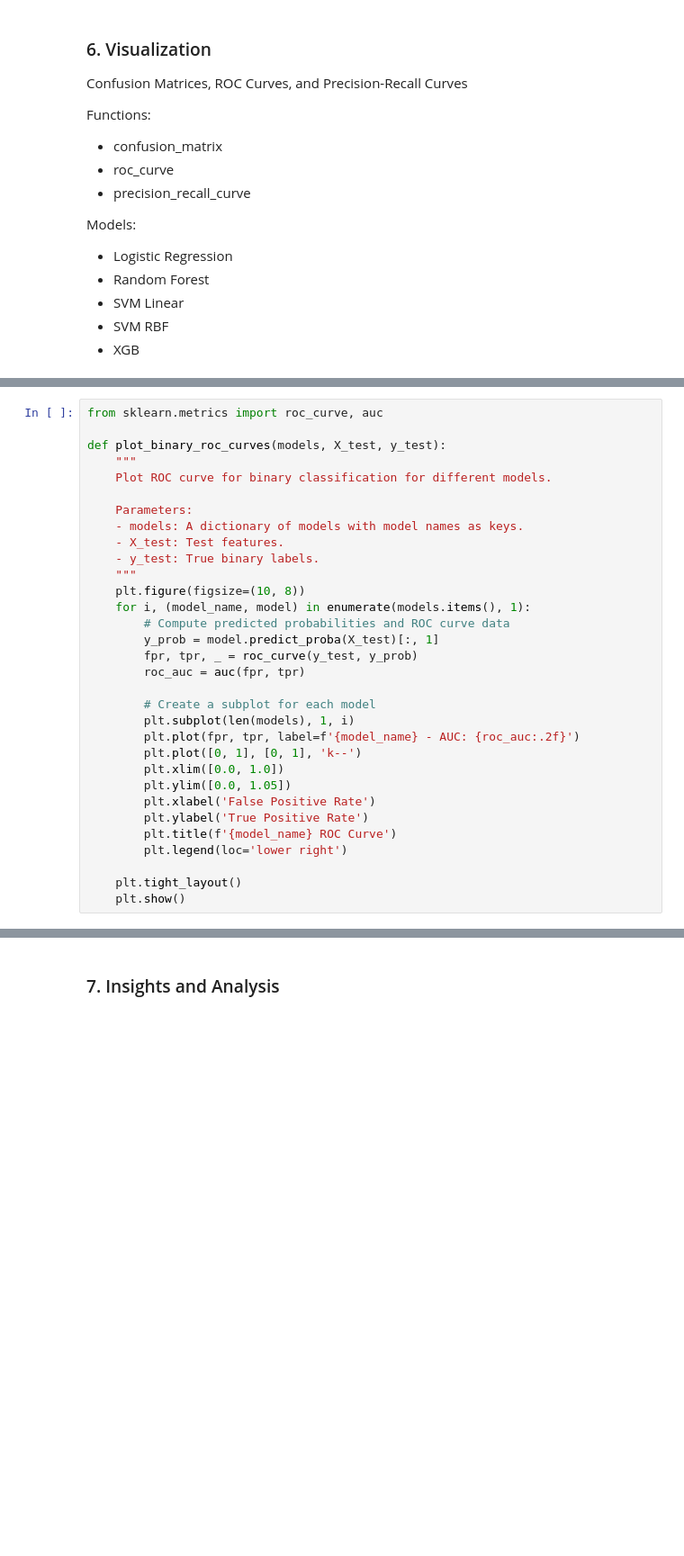
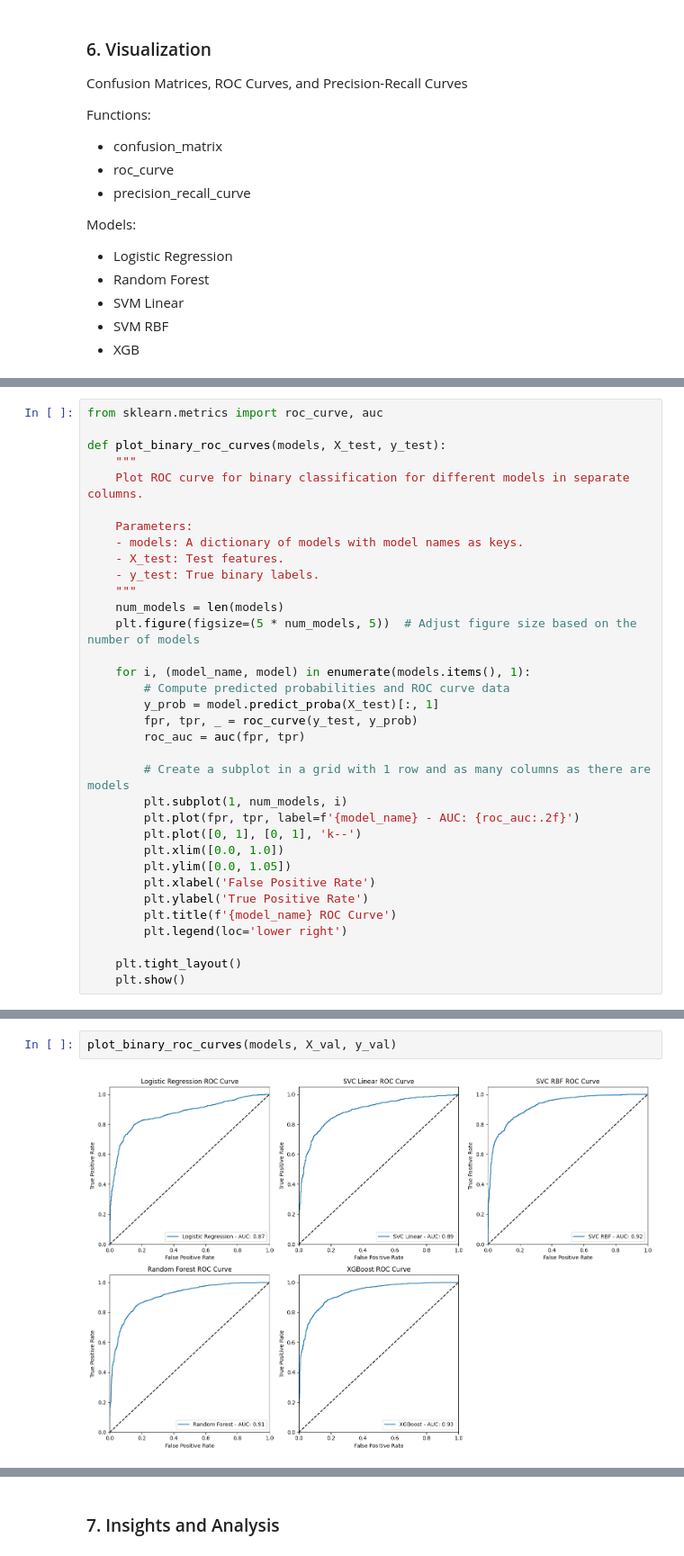
Before and after one commit to Jacob8765/albert_pytorch, a Jupyter notebook: final_project_steam.ipynb, the cells around one changed output, grey strips where cells are left out. Shown at 90% size. Drawn from its saved outputs; the diff is of its cells as text; blank space fills up the shorter version.

```diff
--- a/final_project_steam.ipynb
+++ b/final_project_steam.ipynb
@@ -493,22 +488,24 @@ from sklearn.metrics import roc_curve, auc
 
 def plot_binary_roc_curves(models, X_test, y_test):
     """
-    Plot ROC curve for binary classification for different models.
+    Plot ROC curve for binary classification for different models in separate columns.
 
     Parameters:
     - models: A dictionary of models with model names as keys.
     - X_test: Test features.
     - y_test: True binary labels.
     """
-    plt.figure(figsize=(10, 8))
+    num_models = len(models)
+    plt.figure(figsize=(5 * num_models, 5))  # Adjust figure size based on the number of models
+
     for i, (model_name, model) in enumerate(models.items(), 1):
         # Compute predicted probabilities and ROC curve data
         y_prob = model.predict_proba(X_test)[:, 1]
         fpr, tpr, _ = roc_curve(y_test, y_prob)
         roc_auc = auc(fpr, tpr)
 
-        # Create a subplot for each model
-        plt.subplot(len(models), 1, i)
+        # Create a subplot in a grid with 1 row and as many columns as there are models
+        plt.subplot(1, num_models, i)
         plt.plot(fpr, tpr, label=f'{model_name} - AUC: {roc_auc:.2f}')
         plt.plot([0, 1], [0, 1], 'k--')
         plt.xlim([0.0, 1.0])
@@ -531,3 +546,7 @@ plot_confusion_matrices(["Logistic Regression", "Random Forest", "XGBoost"], y_v
+# %%
+plot_binary_roc_curves(models, X_val, y_val)
+# %% [output]
+[figure, added]
 # %%
 from sklearn.metrics import precision_recall_curve, average_precision_score
 
```
Also changed, not shown: parts of 11 cells of this notebook.
